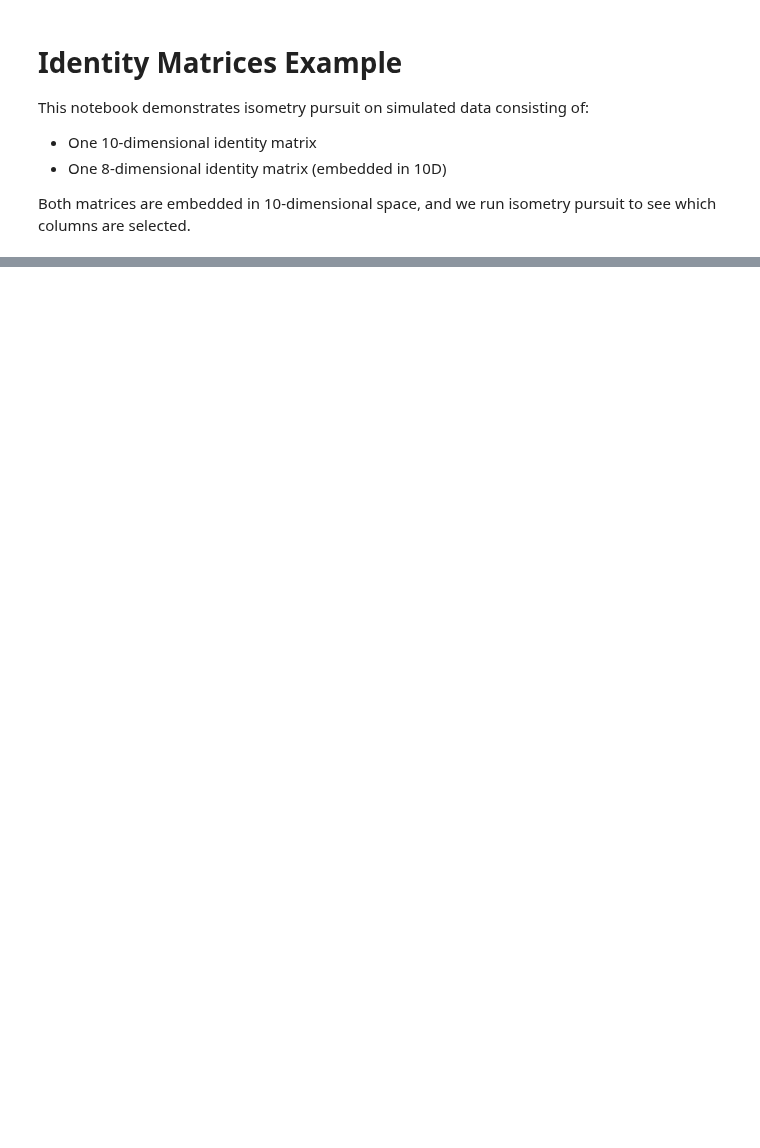
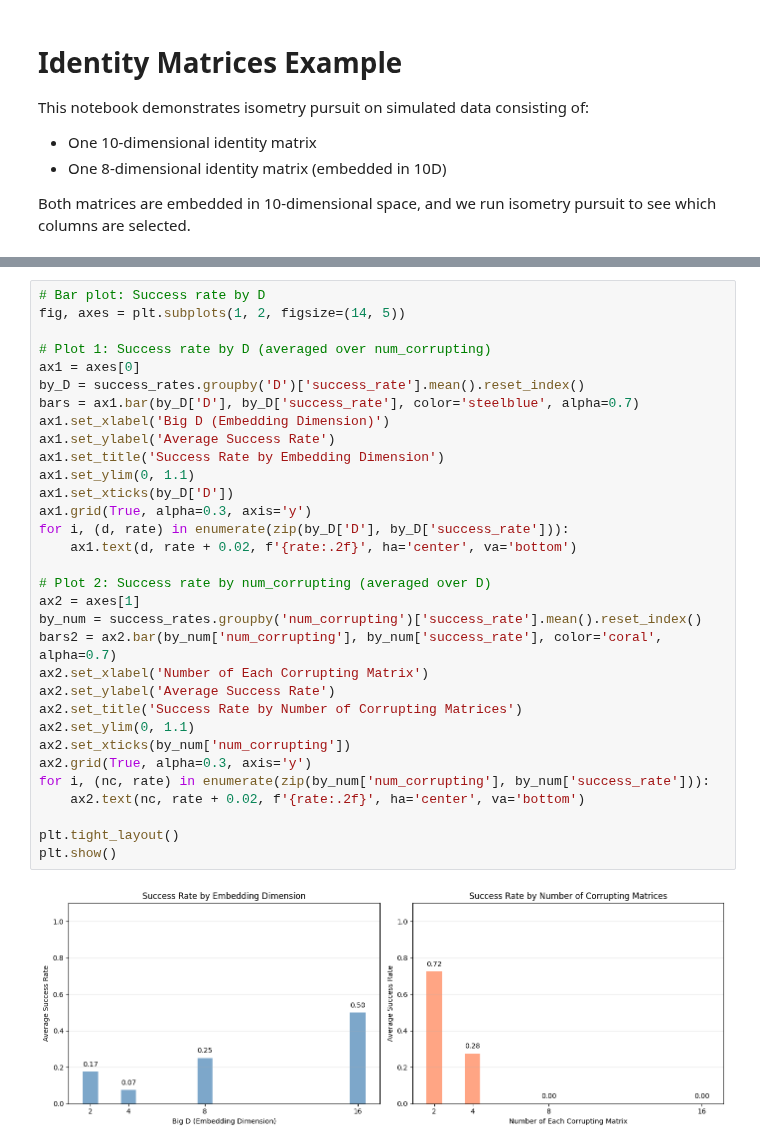
Before and after one commit to sjkoelle/isometry-pursuit, a Jupyter notebook: experiments/identity_matrices_example.ipynb, the cells around one changed output, grey strips where cells are left out. Saved outputs shown, nothing was run; the diff lists cells and outputs as text; blank space fills up the shorter version.

```diff
--- a/experiments/identity_matrices_example.ipynb
+++ b/experiments/identity_matrices_example.ipynb
@@ -192,0 +462,34 @@ else:
+# %%
+# Bar plot: Success rate by D
+fig, axes = plt.subplots(1, 2, figsize=(14, 5))
+
+# Plot 1: Success rate by D (averaged over num_corrupting)
+ax1 = axes[0]
+by_D = success_rates.groupby('D')['success_rate'].mean().reset_index()
+bars = ax1.bar(by_D['D'], by_D['success_rate'], color='steelblue', alpha=0.7)
+ax1.set_xlabel('Big D (Embedding Dimension)')
+ax1.set_ylabel('Average Success Rate')
+ax1.set_title('Success Rate by Embedding Dimension')
+ax1.set_ylim(0, 1.1)
+ax1.set_xticks(by_D['D'])
+ax1.grid(True, alpha=0.3, axis='y')
+for i, (d, rate) in enumerate(zip(by_D['D'], by_D['success_rate'])):
+    ax1.text(d, rate + 0.02, f'{rate:.2f}', ha='center', va='bottom')
+
+# Plot 2: Success rate by num_corrupting (averaged over D)
+ax2 = axes[1]
+by_num = success_rates.groupby('num_corrupting')['success_rate'].mean().reset_index()
+bars2 = ax2.bar(by_num['num_corrupting'], by_num['success_rate'], color='coral', alpha=0.7)
+ax2.set_xlabel('Number of Each Corrupting Matrix')
+ax2.set_ylabel('Average Success Rate')
+ax2.set_title('Success Rate by Number of Corrupting Matrices')
+ax2.set_ylim(0, 1.1)
+ax2.set_xticks(by_num['num_corrupting'])
+ax2.grid(True, alpha=0.3, axis='y')
+for i, (nc, rate) in enumerate(zip(by_num['num_corrupting'], by_num['success_rate'])):
+    ax2.text(nc, rate + 0.02, f'{rate:.2f}', ha='center', va='bottom')
+
+plt.tight_layout()
+plt.show()
+# %% [output]
+[figure, added]
```
Also changed, not shown: parts of 19 cells of this notebook, 4 other files.
